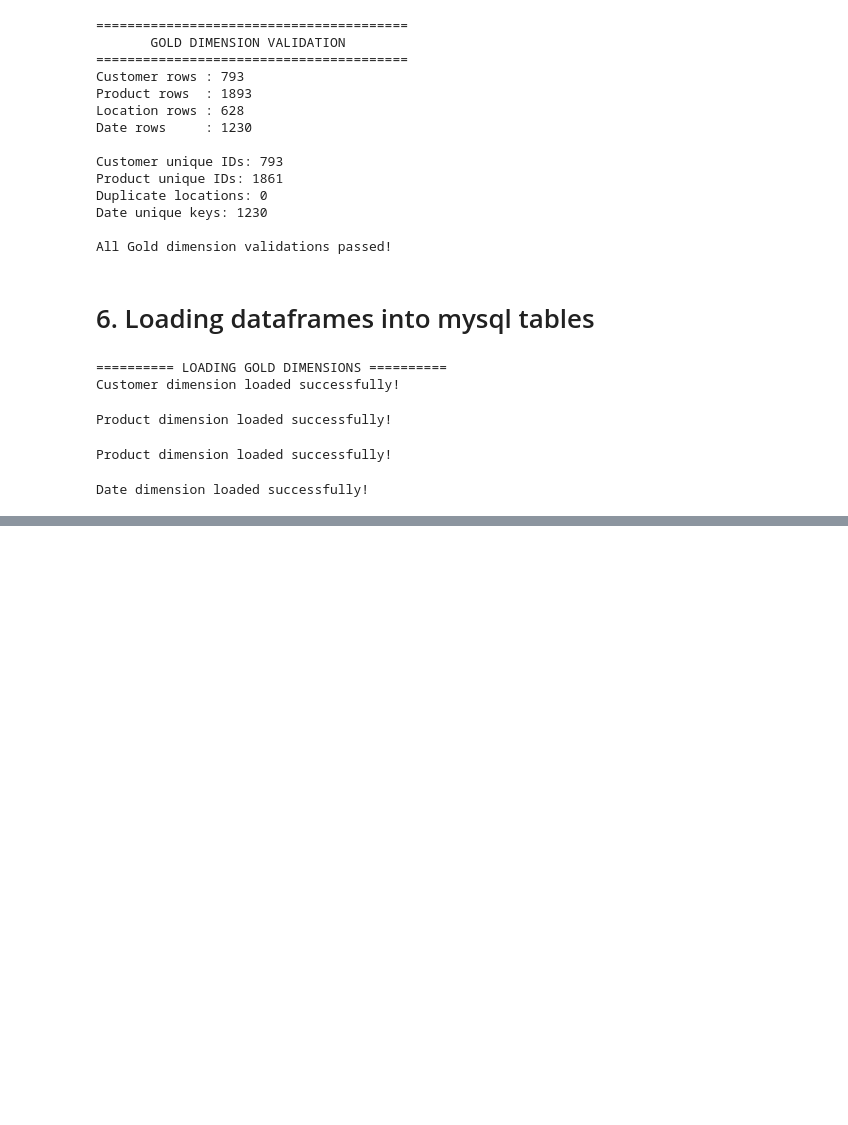
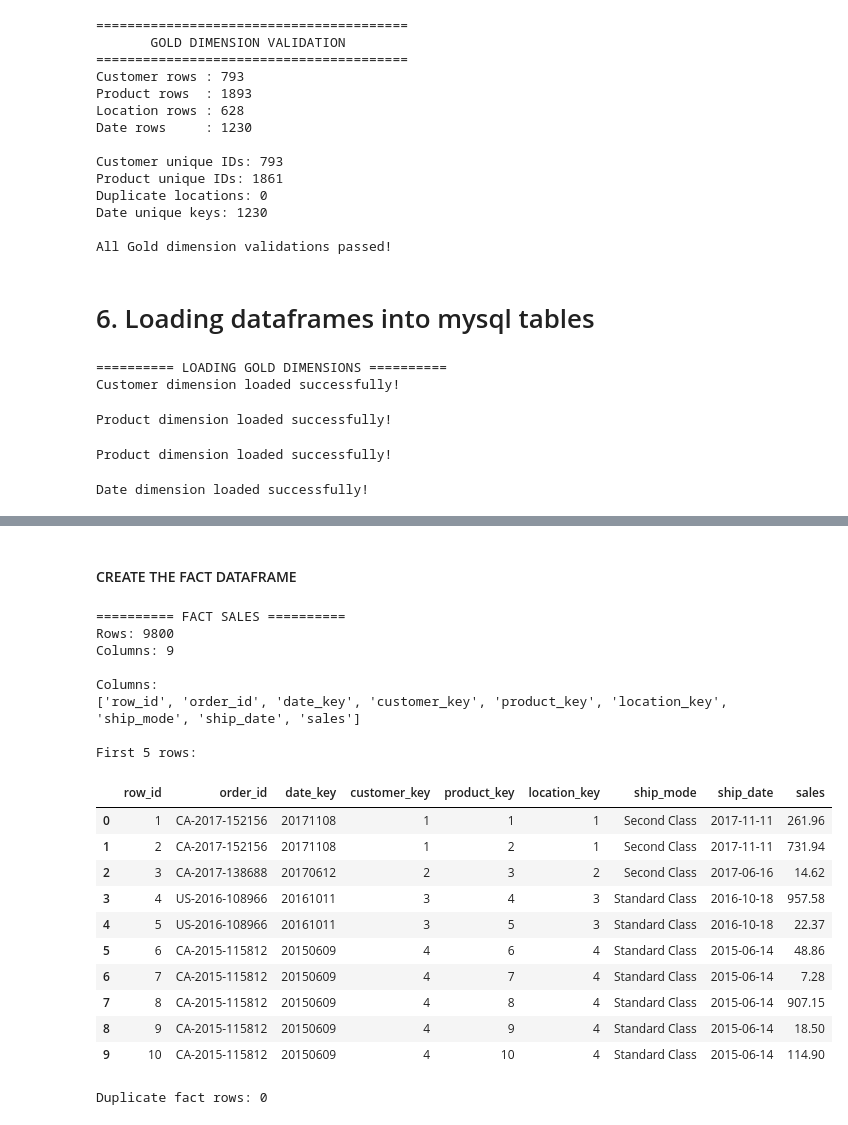
Before and after one commit to Aljubina/medallion-data-pipeline, a Jupyter notebook: scripts/gold/03_load_gold.ipynb, the cells around one changed output, grey strips where cells are left out. Cells and saved outputs as stored; diff of their text form; code cells hidden in the pictures; blank space fills up the shorter version.

Commit message:
Implement fact_sales  table

```diff
--- a/scripts/gold/03_load_gold.ipynb
+++ b/scripts/gold/03_load_gold.ipynb
@@ -712,0 +897,16 @@ Date dimension loaded successfully!
+# %%
+# Mapping Location_key
+
+location_columns_join = [
+    "country",
+    "city",
+    "state",
+    "postal_code",
+    "region"
+]
+# %%
+df = df.merge(
+    dim_location_db,
+    on = location_columns_join,
+    how = "left"
+)
@@ -712,0 +932,49 @@ Date dimension loaded successfully!
+# %% [markdown]
+#### CREATE THE FACT DATAFRAME
+# %%
+fact_sales = df[
+    [
+        "row_id",
+        "order_id",
+        "date_key",
+        "customer_key",
+        "product_key",
+        "location_key",
+        "ship_mode",
+        "ship_date",
+        "sales"
+    ]
+].copy()
+
+# .copy() - allocates fact_sales dataframe new memory location
+# %%
+print("\n========== FACT SALES ==========")
+
+print("Rows:", len(fact_sales))
+print("Columns:", len(fact_sales.columns))
+
+print("\nColumns:")
+print(fact_sales.columns.tolist())
+
+print("\nFirst 5 rows:")
+fact_sales.head(10)
+# %% [output]
+========== FACT SALES ==========
+Rows: 9800
+Columns: 9
+
+Columns:
+['row_id', 'order_id', 'date_key', 'customer_key', 'product_key', 'location_key', 'ship_mode', 'ship_date', 'sales']
+
+First 5 rows:
+|  | row_id | order_id | date_key | customer_key | product_key | location_key | ship_mode | ship_date | sales |
+| 0 | 1 | CA-2017-152156 | 20171108 | 1 | 1 | 1 | Second Class | 2017-11-11 | 261.96 |
+| 1 | 2 | CA-2017-152156 | 20171108 | 1 | 2 | 1 | Second Class | 2017-11-11 | 731.94 |
+| 2 | 3 | CA-2017-138688 | 20170612 | 2 | 3 | 2 | Second Class | 2017-06-16 | 14.62 |
+| 3 | 4 | US-2016-108966 | 20161011 | 3 | 4 | 3 | Standard Class | 2016-10-18 | 957.58 |
+| 4 | 5 | US-2016-108966 | 20161011 | 3 | 5 | 3 | Standard Class | 2016-10-18 | 22.37 |
+| 5 | 6 | CA-2015-115812 | 20150609 | 4 | 6 | 4 | Standard Class | 2015-06-14 | 48.86 |
+| 6 | 7 | CA-2015-115812 | 20150609 | 4 | 7 | 4 | Standard Class | 2015-06-14 | 7.28 |
+| 7 | 8 | CA-2015-115812 | 20150609 | 4 | 8 | 4 | Standard Class | 2015-06-14 | 907.15 |
+| 8 | 9 | CA-2015-115812 | 20150609 | 4 | 9 | 4 | Standard Class | 2015-06-14 | 18.50 |
+| 9 | 10 | CA-2015-115812 | 20150609 | 4 | 10 | 4 | Standard Class | 2015-06-14 | 114.90 |
@@ -712,0 +992,7 @@ Date dimension loaded successfully!
+# %%
+print(
+    "Duplicate fact rows:",
+    fact_sales.duplicated().sum()
+)
+# %% [output]
+Duplicate fact rows: 0
```
Also changed, not shown: parts of 24 cells of this notebook.
